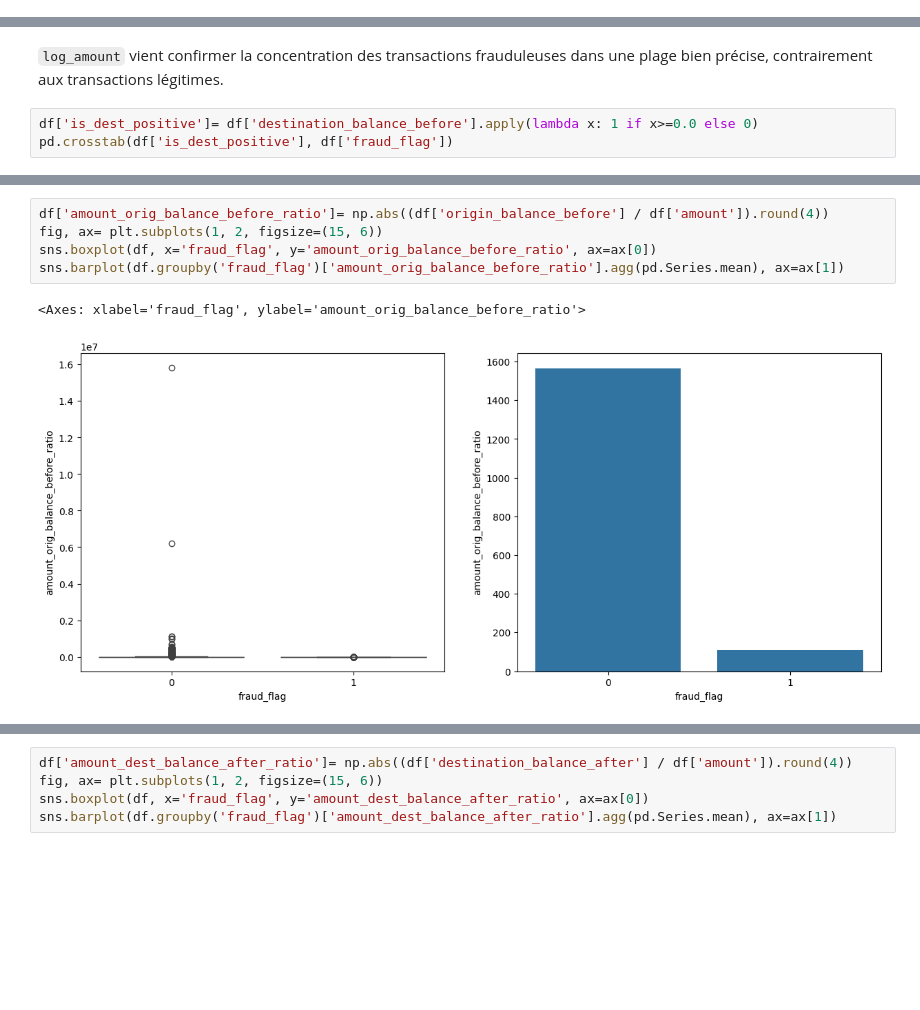
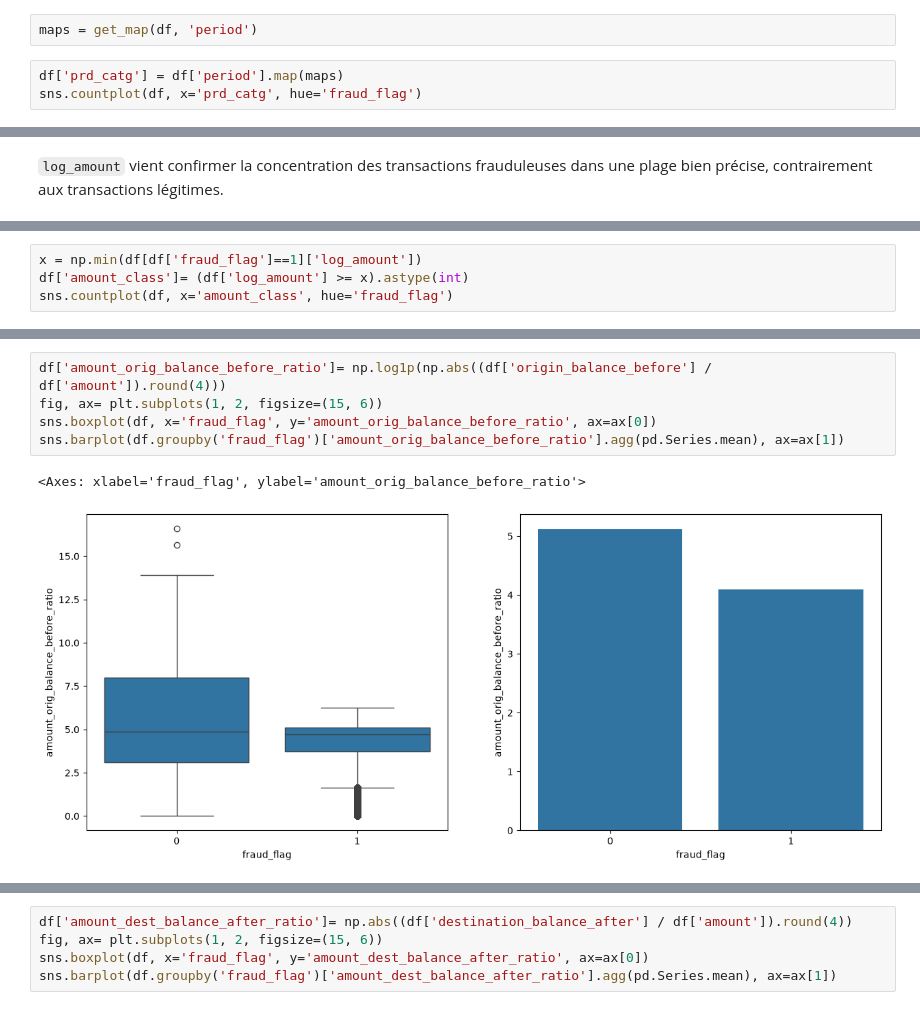
Before and after one commit to asClement/Fraud_Detection, a Jupyter notebook: exploration.ipynb, the cells around one changed output, grey strips where cells are left out. Drawn from its saved outputs; the diff is of its cells as text; blank space fills up the shorter version.

```diff
--- a/exploration.ipynb
+++ b/exploration.ipynb
@@ -340,0 +534,5 @@ Une transaction frauduleuse est toujours destinée à un compte ayant un solde p
+# %%
+maps = get_map(df, 'period')
+# %%
+df['prd_catg'] = df['period'].map(maps)
+sns.countplot(df, x='prd_catg', hue='fraud_flag')
@@ -375,6 +593,3 @@ max          13.235291
 Name: log_amount, dtype: float64
 # %% [markdown]
 `log_amount` vient confirmer la concentration des transactions frauduleuses dans une plage bien précise, contrairement aux transactions légitimes.
-# %%
-df['is_dest_positive']= df['destination_balance_before'].apply(lambda x: 1 if x>=0.0 else 0)
-pd.crosstab(df['is_dest_positive'], df['fraud_flag'])
@@ -385,0 +596,4 @@ pd.crosstab(df['is_dest_positive'], df['fraud_flag'])
+# %%
+x = np.min(df[df['fraud_flag']==1]['log_amount'])
+df['amount_class']= (df['log_amount'] >= x).astype(int)
+sns.countplot(df, x='amount_class', hue='fraud_flag')
@@ -392,11 +614,11 @@ sns.countplot(df, x='is_op_3', hue='fraud_flag')
 # %%
-df['amount_orig_balance_before_ratio']= np.abs((df['origin_balance_before'] / df['amount']).round(4))
+df['amount_orig_balance_before_ratio']= np.log1p(np.abs((df['origin_balance_before'] / df['amount']).round(4)))
 fig, ax= plt.subplots(1, 2, figsize=(15, 6))
 sns.boxplot(df, x='fraud_flag', y='amount_orig_balance_before_ratio', ax=ax[0])
 sns.barplot(df.groupby('fraud_flag')['amount_orig_balance_before_ratio'].agg(pd.Series.mean), ax=ax[1])
 # %% [output]
 <Axes: xlabel='fraud_flag', ylabel='amount_orig_balance_before_ratio'>
-[figure, old version]
+[figure, new version]
 # %%
 print('=====Statistiques de amount_orig_balance_before_ratio pour fraud_flag = 0')
 print(df[df['fraud_flag']==0]['amount_orig_balance_before_ratio'].describe())
```
Also changed, not shown: parts of 46 cells of this notebook, 1 other file.
